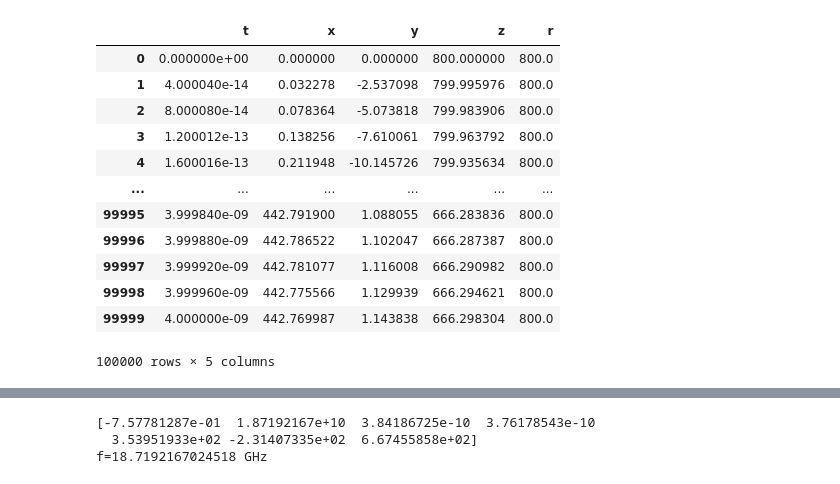
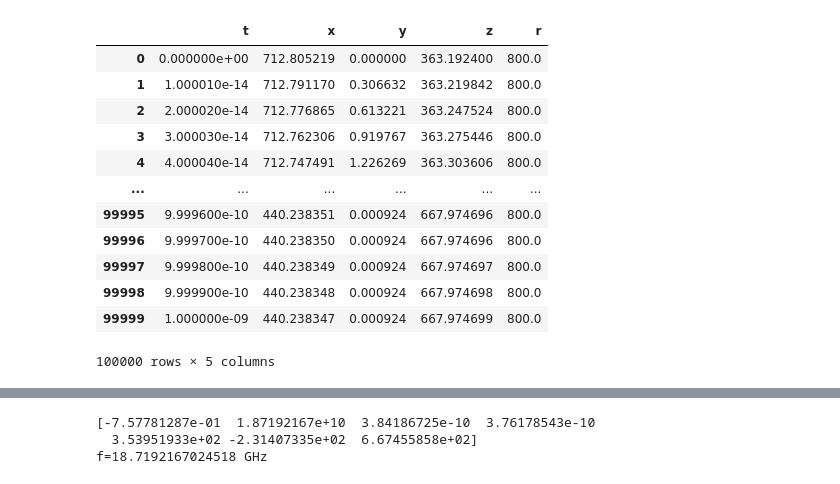
Before and after one commit to sashabusse/LLG_INT, a Jupyter notebook: model_1.ipynb, the cells around one changed output, grey strips where cells are left out. Drawn from its saved outputs; the diff is of its cells as text; code cells hidden in the pictures.

```diff
--- a/model_1.ipynb
+++ b/model_1.ipynb
@@ -39,16 +86,4 @@ def phi_ort(tet, phi):
 # %%
-import sympy as sym
-from sympy import symbols, simplify, lambdify
-from sympy.vector import CoordSys3D, matrix_to_vector
-
-class Material:
-    def __init__(self, Ms, gamma=5e8, alpha=0.018, Hkeff=6100.0):
-        self.Ms = Ms
-        self.gamma = gamma
-        self.alpha = alpha
-        self.Hkeff = Hkeff
-
-
 def StonerWohlfarth_Heff(M, Hkeff):
     Mx, My, Mz = M
     x = -0.5*Hkeff*Mx*Mz**2/(Mx**2 + My**2 + Mz**2)**(3/2)
@@ -181,50 +192,50 @@ hb_CGS = 1.054571817e-27 #erg*s
 g0_SI = uB_SI/hb_SI #1/(T*s)
 g0_CGS = uB_CGS/hb_CGS #1/(G*s)
 
-film = Material(800., gamma=2.2*g0_CGS, alpha=0.01, Hkeff=6e6)
+film = Material(800., gamma=2.05*g0_CGS, alpha=0.1, Hkeff=6e6)
 
 #3000.*79.5774715459424
 Hext = np.array(pol2cart(4.6e3, np.deg2rad(63.0), 0.0))
 
 def Heff_function(M, film):
     #print(np.linalg.norm(sw_energy_eq.Heff(M, film.Hkeff))*1e-4)
     return Hext + sw_energy_eq.Heff(M, film.Hkeff) + DemagnetizationHeff(M)
     #return Hext + StonerWohlfarth_Heff(M, film.Hkeff)
 
 def Jacobian(t, M):
     Heff = Heff_function(M, film)
     return equation.jacobian(M, Heff, film)
 
 def model(t,M):
     Heff = Heff_function(M, film)
     return equation.right_hand(Heff, M, film)
 
-M0 = pol2cart(film.Ms, np.deg2rad(0.0), 0)
+M0 = pol2cart(film.Ms, np.deg2rad(63.0), 0)
 
-time_span = [0.0, 4000.0e-12]
+time_span = [0.0, 1000.0e-12]
 sol = solve_ivp(model, time_span, M0,t_eval=np.linspace(time_span[0], time_span[1], int(1e5)),
                 method = 'RK45', jac=Jacobian, max_step=1e-13)
 
 df = pd.DataFrame()
 df['t'] = sol.t
 df['x'] = sol.y[0]
 df['y'] = sol.y[1]
 df['z'] = sol.y[2]
 df['r'] = np.sqrt(df['x']**2+df['y']**2+df['z']**2)
 df
 # %% [output]
 |  | t | x | y | z | r |
-| 0 | 0.000000e+00 | 0.000000 | 0.000000 | 800.000000 | 800.0 |
-| 1 | 4.000040e-14 | 0.032278 | -2.537098 | 799.995976 | 800.0 |
-| 2 | 8.000080e-14 | 0.078364 | -5.073818 | 799.983906 | 800.0 |
-| 3 | 1.200012e-13 | 0.138256 | -7.610061 | 799.963792 | 800.0 |
-| 4 | 1.600016e-13 | 0.211948 | -10.145726 | 799.935634 | 800.0 |
+| 0 | 0.000000e+00 | 712.805219 | 0.000000 | 363.192400 | 800.0 |
+| 1 | 1.000010e-14 | 712.791170 | 0.306632 | 363.219842 | 800.0 |
+| 2 | 2.000020e-14 | 712.776865 | 0.613221 | 363.247524 | 800.0 |
+| 3 | 3.000030e-14 | 712.762306 | 0.919767 | 363.275446 | 800.0 |
+| 4 | 4.000040e-14 | 712.747491 | 1.226269 | 363.303606 | 800.0 |
 | ... | ... | ... | ... | ... | ... |
-| 99995 | 3.999840e-09 | 442.791900 | 1.088055 | 666.283836 | 800.0 |
-| 99996 | 3.999880e-09 | 442.786522 | 1.102047 | 666.287387 | 800.0 |
-| 99997 | 3.999920e-09 | 442.781077 | 1.116008 | 666.290982 | 800.0 |
-| 99998 | 3.999960e-09 | 442.775566 | 1.129939 | 666.294621 | 800.0 |
-| 99999 | 4.000000e-09 | 442.769987 | 1.143838 | 666.298304 | 800.0 |
+| 99995 | 9.999600e-10 | 440.238351 | 0.000924 | 667.974696 | 800.0 |
+| 99996 | 9.999700e-10 | 440.238350 | 0.000924 | 667.974696 | 800.0 |
+| 99997 | 9.999800e-10 | 440.238349 | 0.000924 | 667.974697 | 800.0 |
+| 99998 | 9.999900e-10 | 440.238348 | 0.000924 | 667.974698 | 800.0 |
+| 99999 | 1.000000e-09 | 440.238347 | 0.000924 | 667.974699 | 800.0 |
 100000 rows × 5 columns
 # %%
 %matplotlib notebook
```
Also changed, not shown: parts of 5 cells of this notebook, 12 other files.
